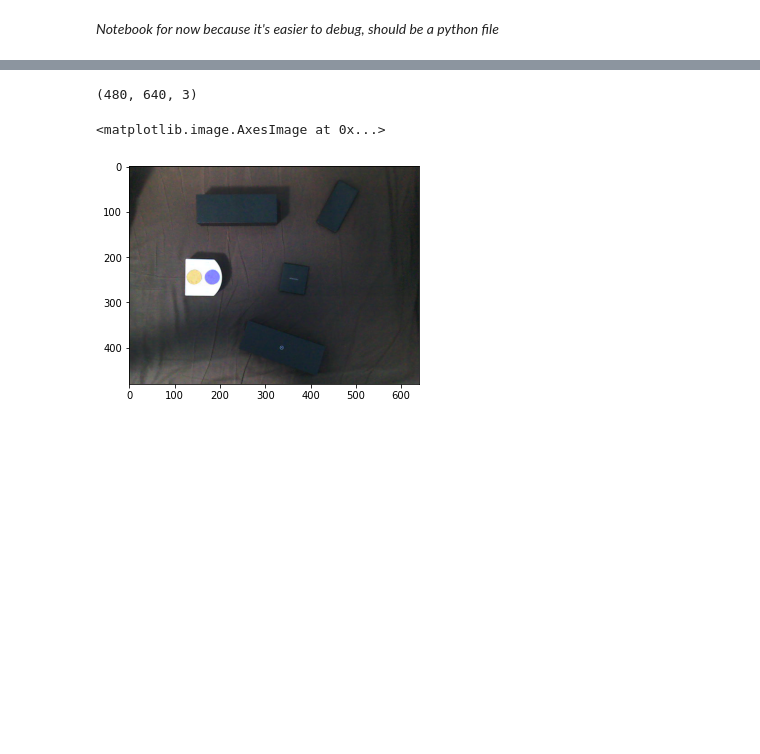
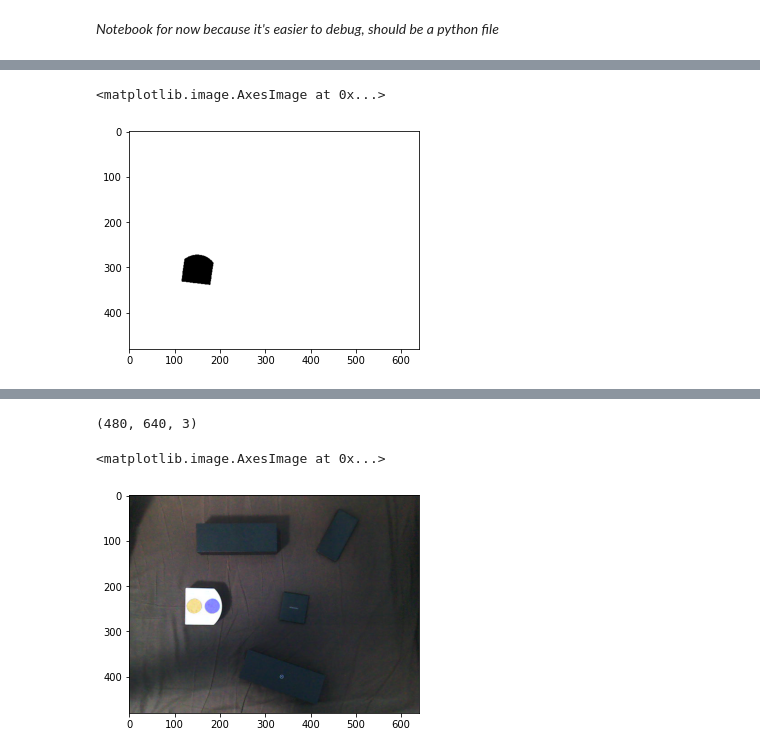
Before and after one commit to AntoineDelaloye/mobile_robotics_project, a Jupyter notebook: Vision.ipynb, the cells around one changed output, grey strips where cells are left out. Drawn from its saved outputs; the diff is of its cells as text; code cells hidden in the pictures; blank space fills up the shorter version.

```diff
--- a/Vision.ipynb
+++ b/Vision.ipynb
@@ -162,0 +249,10 @@ i don't see the robot !!
+# %%
+gray_tune = cv2.cvtColor(vision.obstacle_img, cv2.COLOR_BGR2GRAY)
+_, thymio_mask = cv2.threshold(gray_tune, 180, 255, cv2.THRESH_BINARY)
+#opening_tune = cv2.morphologyEx(thymio_mask, cv2.MORPH_OPEN, np.ones((3,3), np.uint8), iterations=5)
+closing_tune = cv2.morphologyEx(thymio_mask, cv2.MORPH_CLOSE, np.ones((3,3), np.uint8), iterations=5)
+
+plt.imshow(closing_tune,"binary")
+# %% [output]
+<matplotlib.image.AxesImage at 0x...>
+[figure, added]
```
Also changed, not shown: parts of 11 cells of this notebook.
